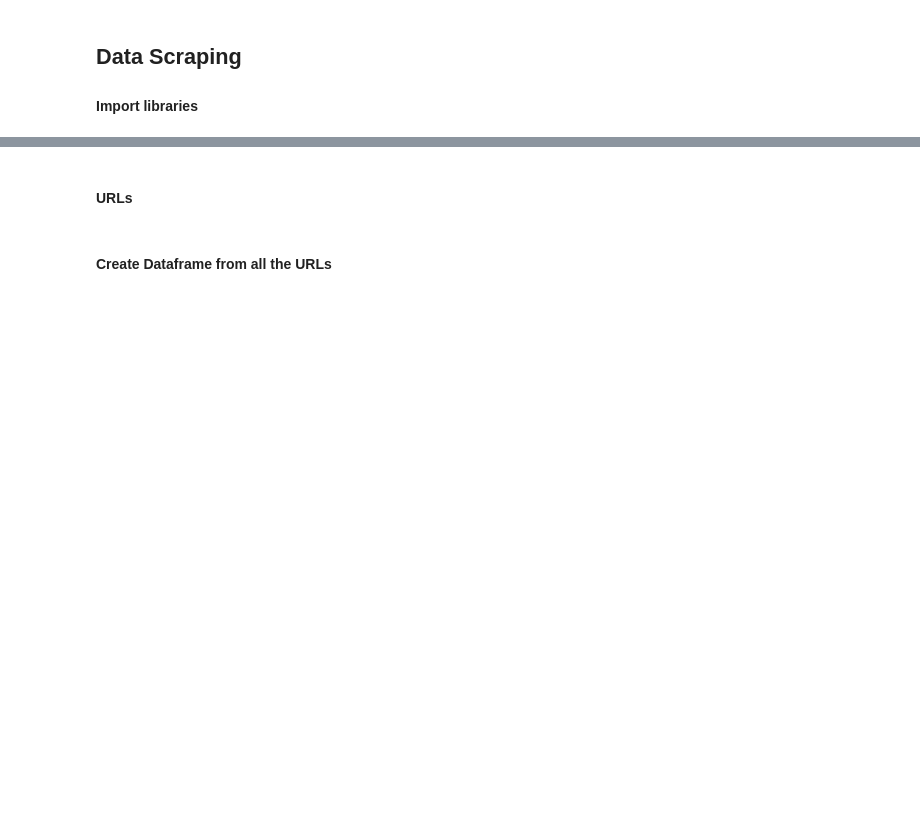
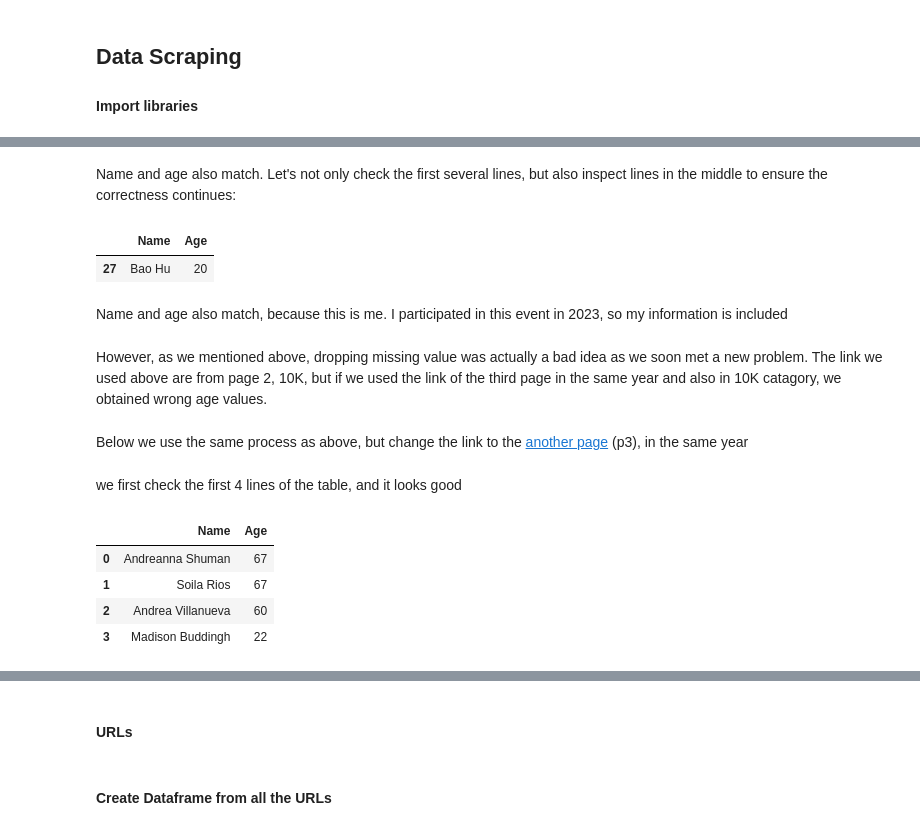
Before and after one commit to hubao666/Davis-Labor-Day-Race-Data-Scraping-and-Analysis, a Jupyter notebook: Davis_Labor_Day_Races.ipynb, the cells around one changed output, grey strips where cells are left out. Drawn from its saved outputs; the diff is of its cells as text; code cells hidden in the pictures; blank space fills up the shorter version.

```diff
--- a/Davis_Labor_Day_Races.ipynb
+++ b/Davis_Labor_Day_Races.ipynb
@@ -66,0 +176,43 @@ def get_gender(response):
+# %% [markdown]
+Name and age also match. Let's not only check the first several lines, but also inspect lines in the middle to ensure the correctness continues:
+# %%
+df_name_and_age.iloc[27:28]
+# %% [output]
+|  | Name | Age |
+| 27 | Bao Hu | 20 |
+# %% [markdown]
+Name and age also match, because this is me. I participated in this event in 2023, so my information is included
+# %% [markdown]
+However, as we mentioned above, dropping missing value was actually a bad idea as we soon met a new problem. The link we used above are from page 2, 10K, but if we used the link of the third page in the same year and also in 10K catagory, we obtained wrong age values.
+# %% [markdown]
+Below we use the same process as above, but change the link to the [another page](https://results.changeofpace.com/results.aspx?CId=16356&RId=6121&EId=2&dt=0&PageNo=3) (p3), in the same year
+# %%
+URL_10k_p3_2023 = 'https://results.changeofpace.com/results.aspx?CId=16356&RId=6121&EId=2&dt=0&PageNo=3'
+response = requests.get(URL_10k_p3_2023)
+response.raise_for_status()
+
+soup = BeautifulSoup(response.content, "html.parser")
+ages = soup.find_all('td' ,class_ = 'd-none d-sm-table-cell')
+
+extracted_values = [age.get_text() for age in ages]
+value_series = pd.Series(extracted_values)
+
+numeric_age_data = pd.to_numeric(value_series, errors='coerce').dropna()
+numeric_age_data = numeric_age_data.astype(int)
+numeric_age_data.reset_index(drop=True, inplace=True)
+
+correct_age_data = numeric_age_data.iloc[2::4]
+correct_age_data.reset_index(drop=True, inplace=True)
+
+name_data = get_names(response)
+df_name_and_age = pd.DataFrame({'Name': name_data, 'Age': correct_age_data})
+# %% [markdown]
+we first check the first 4 lines of the table, and it looks good
+# %%
+df_name_and_age.head(4)
+# %% [output]
+|  | Name | Age |
+| 0 | Andreanna Shuman | 67 |
+| 1 | Soila Rios | 67 |
+| 2 | Andrea Villanueva | 60 |
+| 3 | Madison Buddingh | 22 |
```
Also changed, not shown: parts of 33 cells of this notebook.
